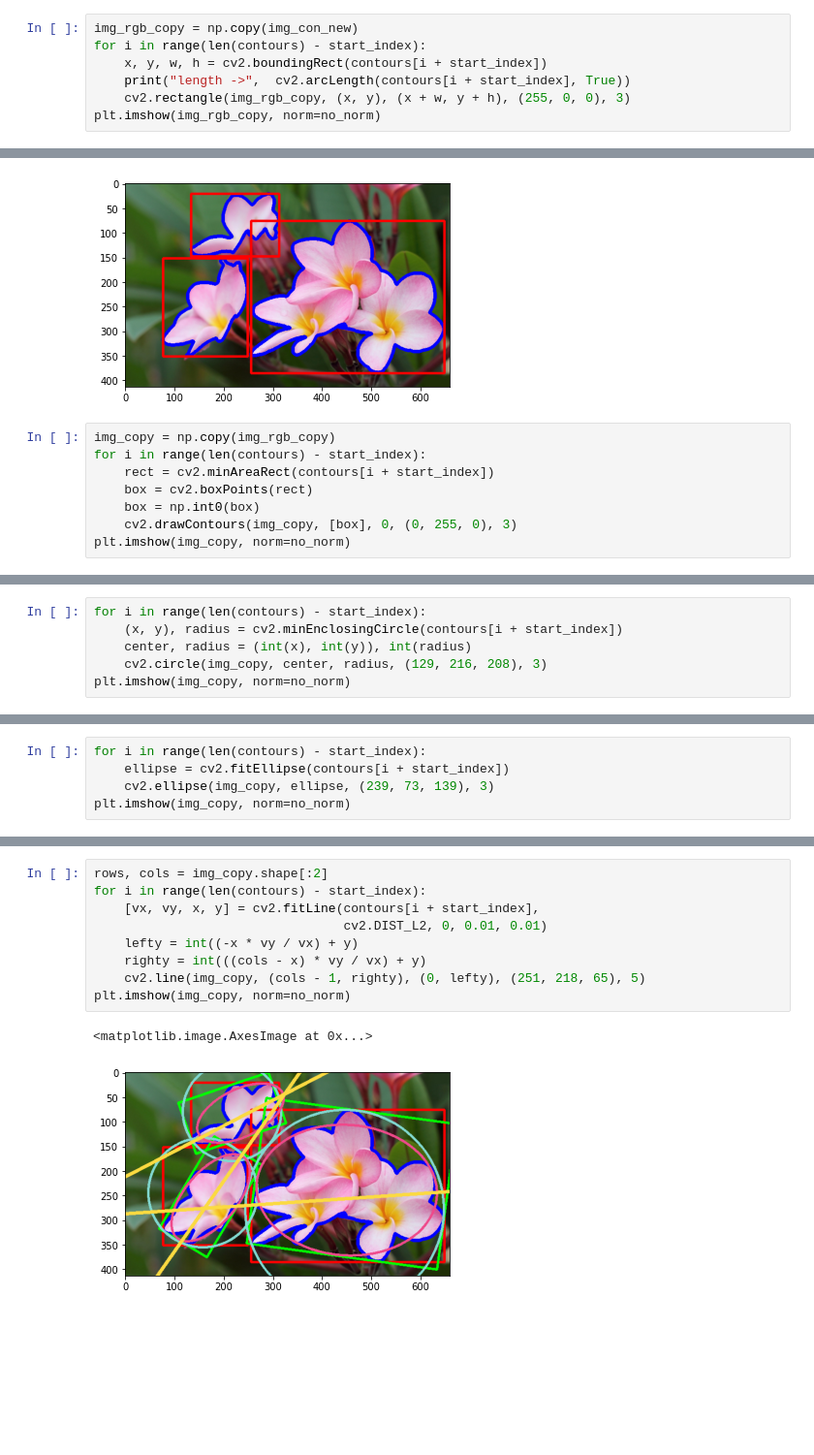
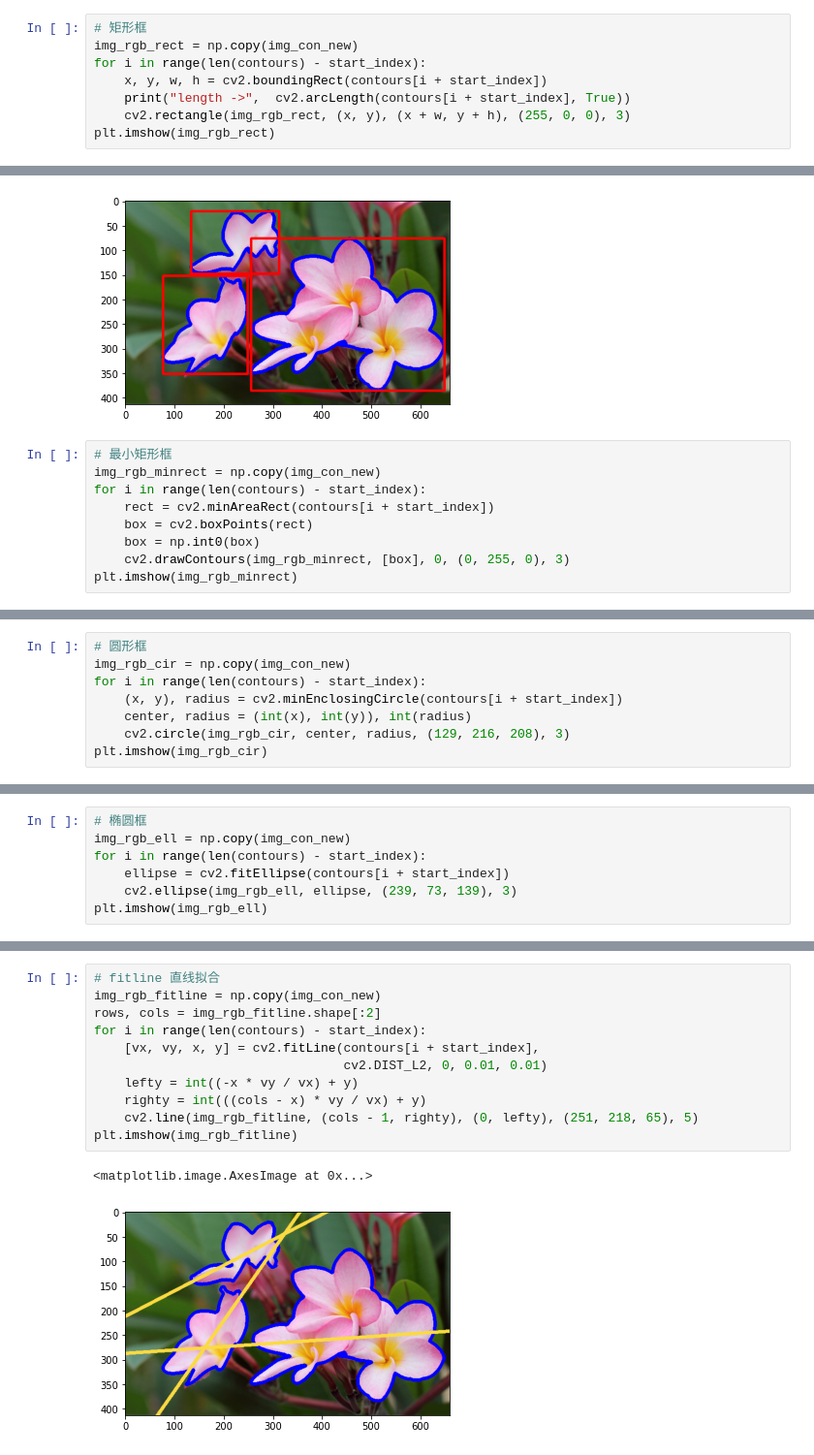
Before and after one commit to haodong2000/Vision2022, a Jupyter notebook: 3-3-advanced-image-process.ipynb, the cells around one changed output, grey strips where cells are left out. Shown at 97% size. Cells and saved outputs as stored; diff of their text form; blank space fills up the shorter version.

```diff
--- a/3-3-advanced-image-process.ipynb
+++ b/3-3-advanced-image-process.ipynb
@@ -183,10 +181,11 @@ plt.imshow(img_con_new, norm=no_norm)
 # %%
-img_rgb_copy = np.copy(img_con_new)
+# 矩形框
+img_rgb_rect = np.copy(img_con_new)
 for i in range(len(contours) - start_index):
     x, y, w, h = cv2.boundingRect(contours[i + start_index])
     print("length ->",  cv2.arcLength(contours[i + start_index], True))
-    cv2.rectangle(img_rgb_copy, (x, y), (x + w, y + h), (255, 0, 0), 3)
-plt.imshow(img_rgb_copy, norm=no_norm)
+    cv2.rectangle(img_rgb_rect, (x, y), (x + w, y + h), (255, 0, 0), 3)
+plt.imshow(img_rgb_rect)
 # %% [output]
 length -> 648.5828212499619
 length -> 695.452879190445
@@ -194,12 +193,13 @@ length -> 1702.9545282125473
 <matplotlib.image.AxesImage at 0x...>
 [figure]
 # %%
-img_copy = np.copy(img_rgb_copy)
+# 最小矩形框
+img_rgb_minrect = np.copy(img_con_new)
 for i in range(len(contours) - start_index):
     rect = cv2.minAreaRect(contours[i + start_index])
     box = cv2.boxPoints(rect)
     box = np.int0(box)
-    cv2.drawContours(img_copy, [box], 0, (0, 255, 0), 3)
-plt.imshow(img_copy, norm=no_norm)
+    cv2.drawContours(img_rgb_minrect, [box], 0, (0, 255, 0), 3)
+plt.imshow(img_rgb_minrect)
 # %% [output]
 <matplotlib.image.AxesImage at 0x...>
@@ -207,8 +207,10 @@ plt.imshow(img_copy, norm=no_norm)
 # %%
+# 圆形框
+img_rgb_cir = np.copy(img_con_new)
 for i in range(len(contours) - start_index):
     (x, y), radius = cv2.minEnclosingCircle(contours[i + start_index])
     center, radius = (int(x), int(y)), int(radius)
-    cv2.circle(img_copy, center, radius, (129, 216, 208), 3)
-plt.imshow(img_copy, norm=no_norm)
+    cv2.circle(img_rgb_cir, center, radius, (129, 216, 208), 3)
+plt.imshow(img_rgb_cir)
 # %% [output]
 <matplotlib.image.AxesImage at 0x...>
@@ -216,7 +218,9 @@ plt.imshow(img_copy, norm=no_norm)
 # %%
+# 椭圆框
+img_rgb_ell = np.copy(img_con_new)
 for i in range(len(contours) - start_index):
     ellipse = cv2.fitEllipse(contours[i + start_index])
-    cv2.ellipse(img_copy, ellipse, (239, 73, 139), 3)
-plt.imshow(img_copy, norm=no_norm)
+    cv2.ellipse(img_rgb_ell, ellipse, (239, 73, 139), 3)
+plt.imshow(img_rgb_ell)
 # %% [output]
 <matplotlib.image.AxesImage at 0x...>
@@ -224,13 +228,15 @@ plt.imshow(img_copy, norm=no_norm)
 # %%
-rows, cols = img_copy.shape[:2]
+# fitline 直线拟合
+img_rgb_fitline = np.copy(img_con_new)
+rows, cols = img_rgb_fitline.shape[:2]
 for i in range(len(contours) - start_index):
     [vx, vy, x, y] = cv2.fitLine(contours[i + start_index],
                                  cv2.DIST_L2, 0, 0.01, 0.01)
     lefty = int((-x * vy / vx) + y)
     righty = int(((cols - x) * vy / vx) + y)
-    cv2.line(img_copy, (cols - 1, righty), (0, lefty), (251, 218, 65), 5)
-plt.imshow(img_copy, norm=no_norm)
+    cv2.line(img_rgb_fitline, (cols - 1, righty), (0, lefty), (251, 218, 65), 5)
+plt.imshow(img_rgb_fitline)
 # %% [output]
 <matplotlib.image.AxesImage at 0x...>
-[figure, old version]
+[figure, new version]
 # %% [markdown]
```
Also changed, not shown: parts of 32 cells of this notebook.
